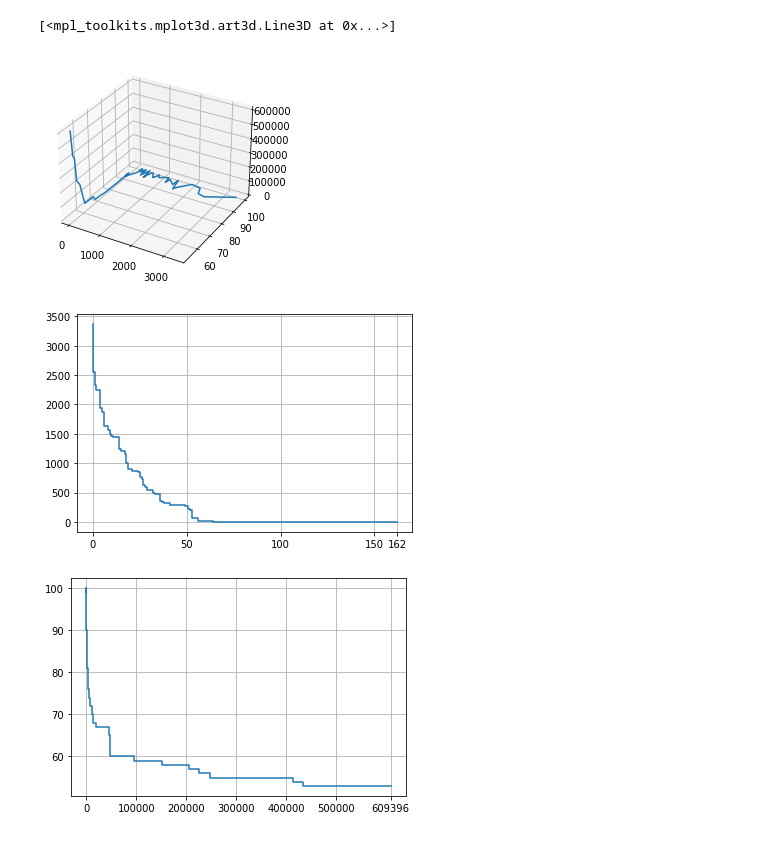
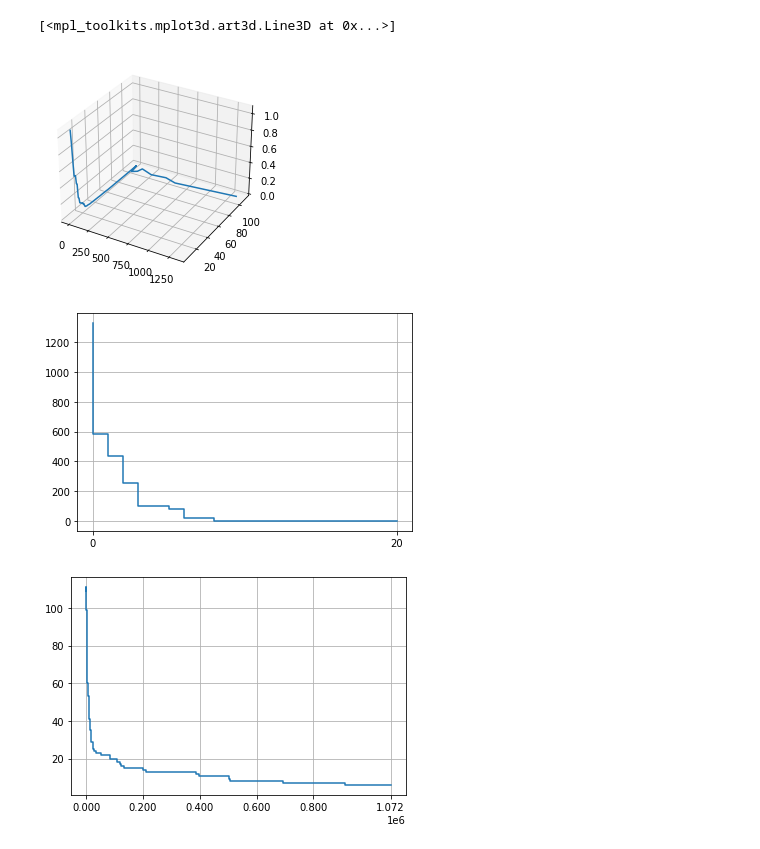
Before and after one commit to costaluis/SistemasEvolutivos, a Jupyter notebook: notebooks/Plot Resultados.ipynb, the cells around one changed output. Cells and saved outputs as stored; diff of their text form; code cells hidden in the pictures.

```diff
--- a/notebooks/Plot Resultados.ipynb
+++ b/notebooks/Plot Resultados.ipynb
@@ -5,13 +5,13 @@ from mpl_toolkits import mplot3d
 import numpy as np
 import pandas as pd
 # %%
-dados = pd.read_csv("../files/output.csv")
+dados = pd.read_csv("../files/output2.csv")
 
 ax = plt.axes(projection="3d")
 ax.plot3D(dados['Fitness'], dados['Num_elementos'], dados['Iteracao'])
 # %% [output]
 [<mpl_toolkits.mplot3d.art3d.Line3D at 0x...>]
-[figure, old version]
+[figure, new version]
 # %%
 y_diff_zero = dados['Fitness'] != 0
 
@@ -29,7 +29,7 @@ x_scale = np.append(x_scale, x)
 plt.grid(True)
 _= plt.xticks(x_scale)
 # %% [output]
-[figure, old version]
+[figure, new version]
 # %%
 # y_diff_zero = dados['Num_elementos'] != 0
 
@@ -41,10 +41,10 @@ plt.step(dados['Iteracao'], dados['Num_elementos'])
 
 x = dados['Iteracao'].iloc[-1]
 
-x_scale = np.arange(0, x-100000, 100000)
+x_scale = np.arange(0, x-200000, 200000)
 x_scale = np.append(x_scale, x)
 
 plt.grid(True)
 _= plt.xticks(x_scale)
 # %% [output]
-[figure, old version]
+[figure, new version]
```
Also changed, not shown: 2 other files.
